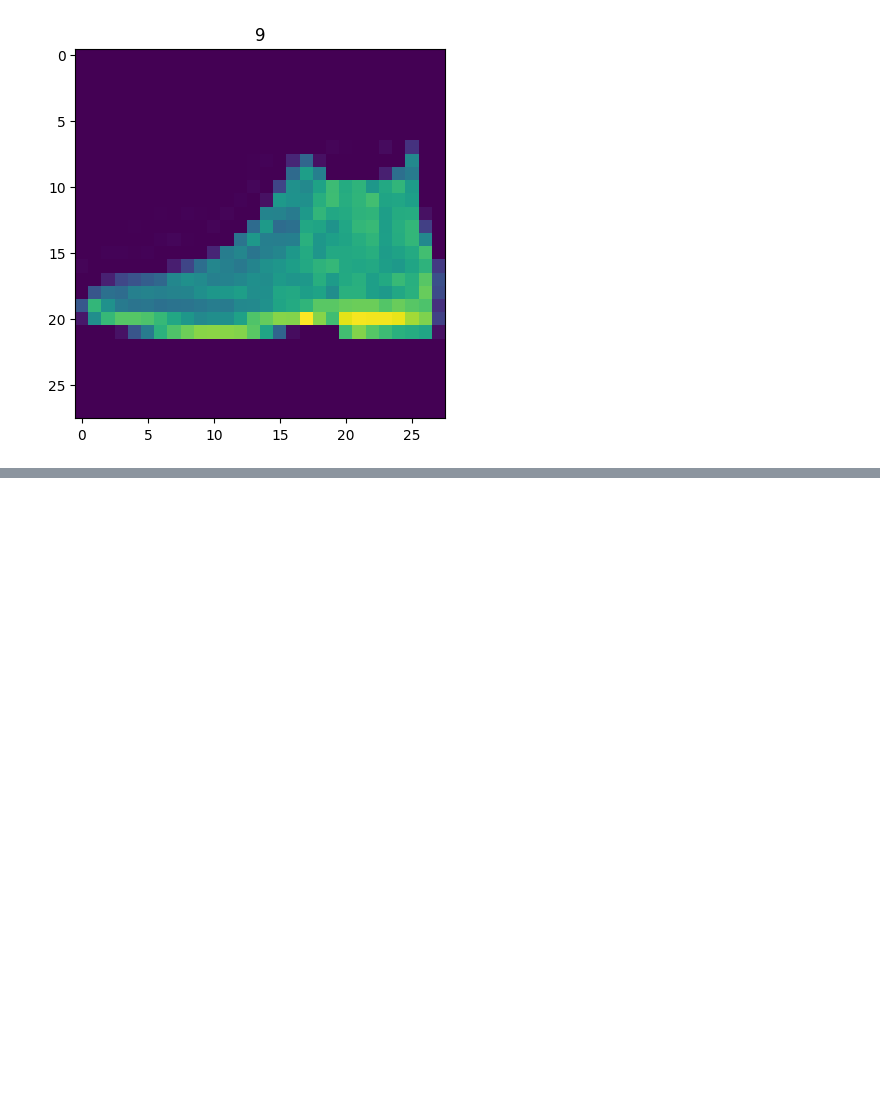
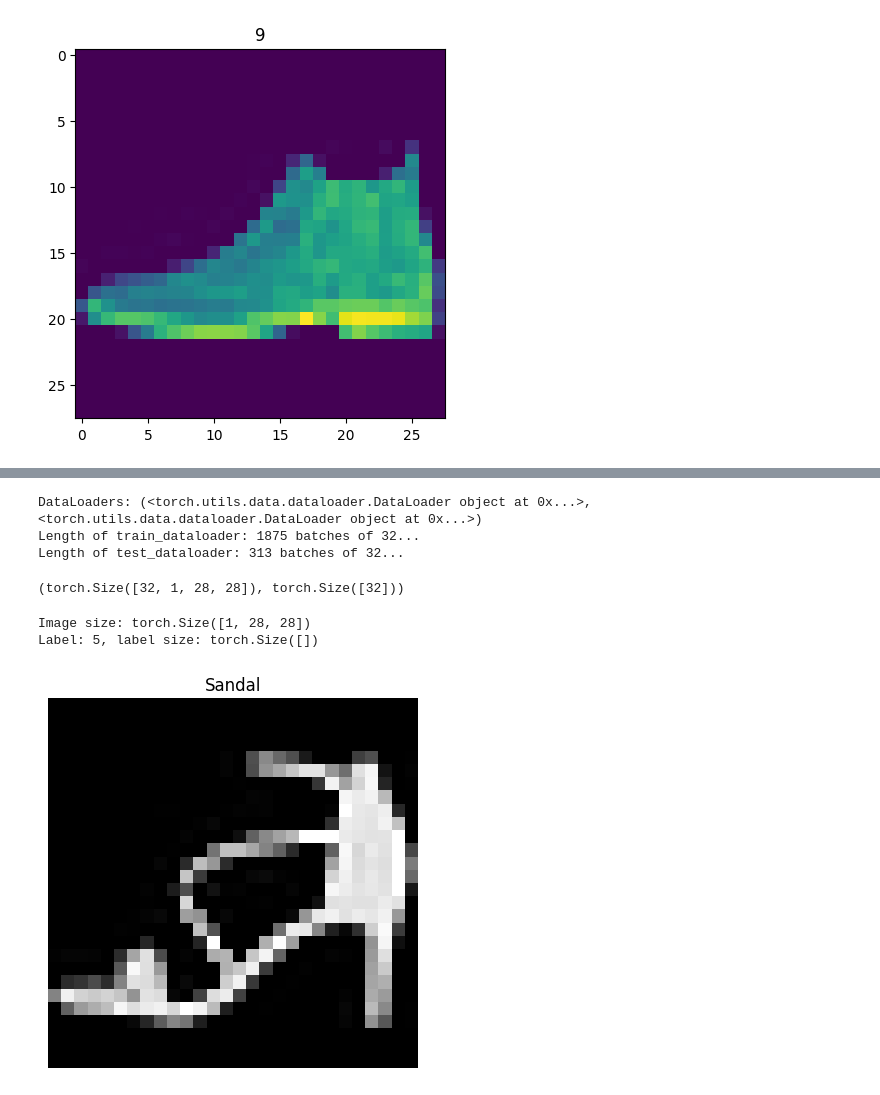
Before and after one commit to abdullahsultan/PytorchBasics, a Jupyter notebook: CV.ipynb, the cells around one changed output, grey strips where cells are left out. Drawn from its saved outputs; the diff is of its cells as text; code cells hidden in the pictures; blank space fills up the shorter version.

```diff
--- a/CV.ipynb
+++ b/CV.ipynb
@@ -86,0 +101,30 @@ Text(0.5, 1.0, '9')
+# %%
+BATCH_SIZE = 32
+
+train_dataloader = DataLoader(dataset=train_data, batch_size=BATCH_SIZE, shuffle=True)
+test_dataloader = DataLoader(dataset=test_data, batch_size=BATCH_SIZE, shuffle=True)
+# %%
+print(f"DataLoaders: {train_dataloader, test_dataloader}")
+print(f"Length of train_dataloader: {len(train_dataloader)} batches of {BATCH_SIZE}...")
+print(f"Length of test_dataloader: {len(test_dataloader)} batches of {BATCH_SIZE}...")
+# %% [output]
+DataLoaders: (<torch.utils.data.dataloader.DataLoader object at 0x...>, <torch.utils.data.dataloader.DataLoader object at 0x...>)
+Length of train_dataloader: 1875 batches of 32...
+Length of test_dataloader: 313 batches of 32...
+# %%
+train_features_batch, train_labels_batch = next(iter(train_dataloader))
+train_features_batch.shape, train_labels_batch.shape
+# %% [output]
+(torch.Size([32, 1, 28, 28]), torch.Size([32]))
+# %%
+random_idx = torch.randint(0, len(train_features_batch), size=[1]).item()
+img, label = train_features_batch[random_idx], train_labels_batch[random_idx]
+plt.imshow(img.squeeze(), cmap="gray")
+plt.title(train_data.classes[label])
+plt.axis(False)
+print(f"Image size: {img.shape}")
+print(f"Label: {label}, label size: {label.shape}")
+# %% [output]
+Image size: torch.Size([1, 28, 28])
+Label: 5, label size: torch.Size([])
+[figure, added]
```
Also changed, not shown: parts of 3 cells of this notebook.
